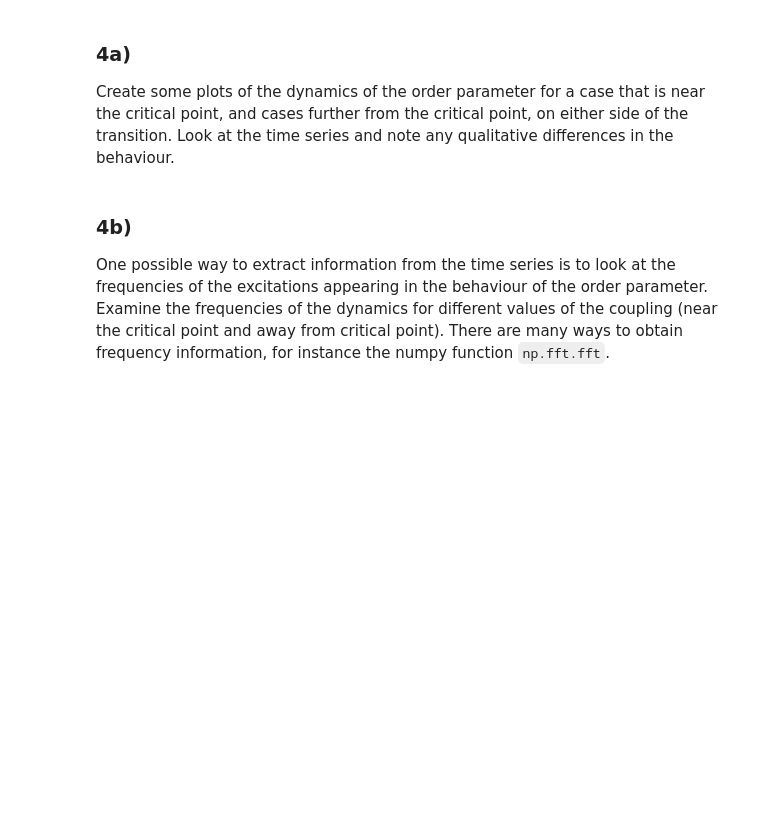
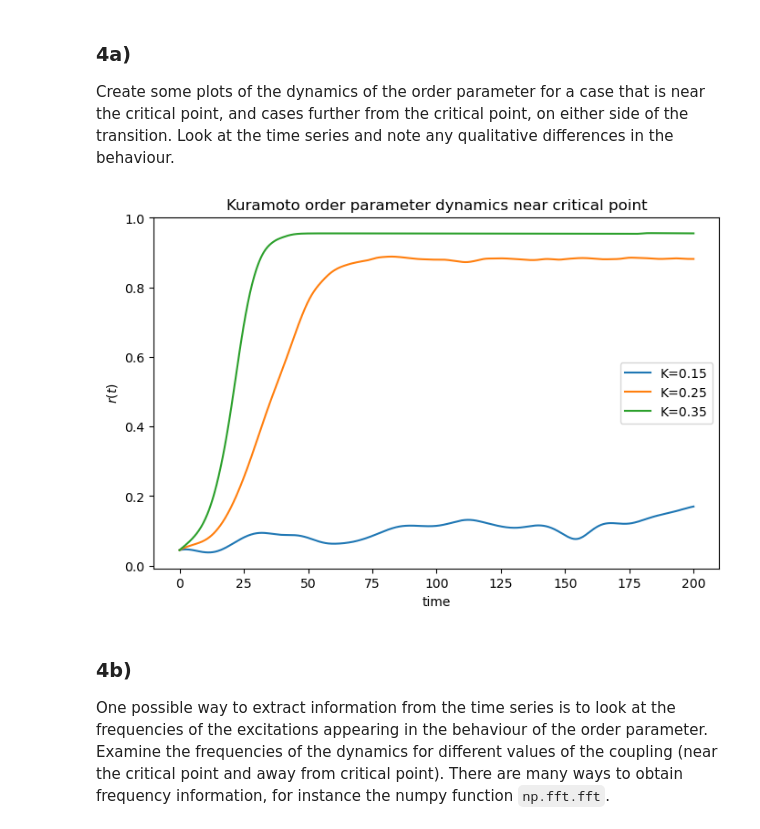
Before and after one commit to maxxokk/Labs, a Jupyter notebook: Lab 3 Questions PHYS3888.ipynb, the cells around one changed output. Cells and saved outputs as stored; diff of their text form; code cells hidden in the pictures; blank space fills up the shorter version.

```diff
--- a/Lab 3 Questions PHYS3888.ipynb
+++ b/Lab 3 Questions PHYS3888.ipynb
@@ -352,6 +383,48 @@ Let's now explore the dynamics more carefully around the critical point.  As we
 # %% [markdown]
 ### 4a)
 Create some plots of the dynamics of the order parameter for a case that is near the critical point, and cases further from the critical point, on either side of the transition.  Look at the time series and note any qualitative differences in the behaviour.
+# %%
+import numpy as np
+import matplotlib.pyplot as plt
+
+
+N = 1000
+sigma = 0.1
+omega = np.random.normal(0.0, sigma, N)
+theta0 = np.random.uniform(0, 2*np.pi, N)
+
+dt = 0.05
+T_total = 200
+steps = int(T_total/dt)
+
+def kuramoto_timeseries(K, omega, theta0, dt, steps):
+    theta = theta0.copy()
+    r_series = []
+    for _ in range(steps):
+        Z = np.mean(np.exp(1j*theta))
+        r = np.abs(Z)
+        r_series.append(r)
+        psi = np.angle(Z)
+        theta += dt * (omega + K * r * np.sin(psi - theta))
+        theta %= 2*np.pi
+    return np.array(r_series)
+
+# pick K values: below, near, and above Kc
+K_vals = [0.15, 0.25, 0.35]
+r_series_list = [kuramoto_timeseries(K, omega, theta0, dt, steps) for K in K_vals]
+
+# plot
+plt.figure(figsize=(8,5))
+t = np.arange(steps)*dt
+for K, r_series in zip(K_vals, r_series_list):
+    plt.plot(t, r_series, label=fr"K={K}")
+plt.xlabel("time")
+plt.ylabel(r"$r(t)$")
+plt.title("Kuramoto order parameter dynamics near critical point")
+plt.legend()
+plt.show()
+# %% [output]
+[figure, added]
 # %% [markdown]
 ### 4b)
 One possible way to extract information from the time series is to look at the frequencies of the excitations appearing in the behaviour of the order parameter.  Examine the frequencies of the dynamics for different values of the coupling (near the critical point and away from critical point).  There are many ways to obtain frequency information, for instance the numpy function `np.fft.fft`.
```
Also changed, not shown: parts of 4 cells of this notebook.
